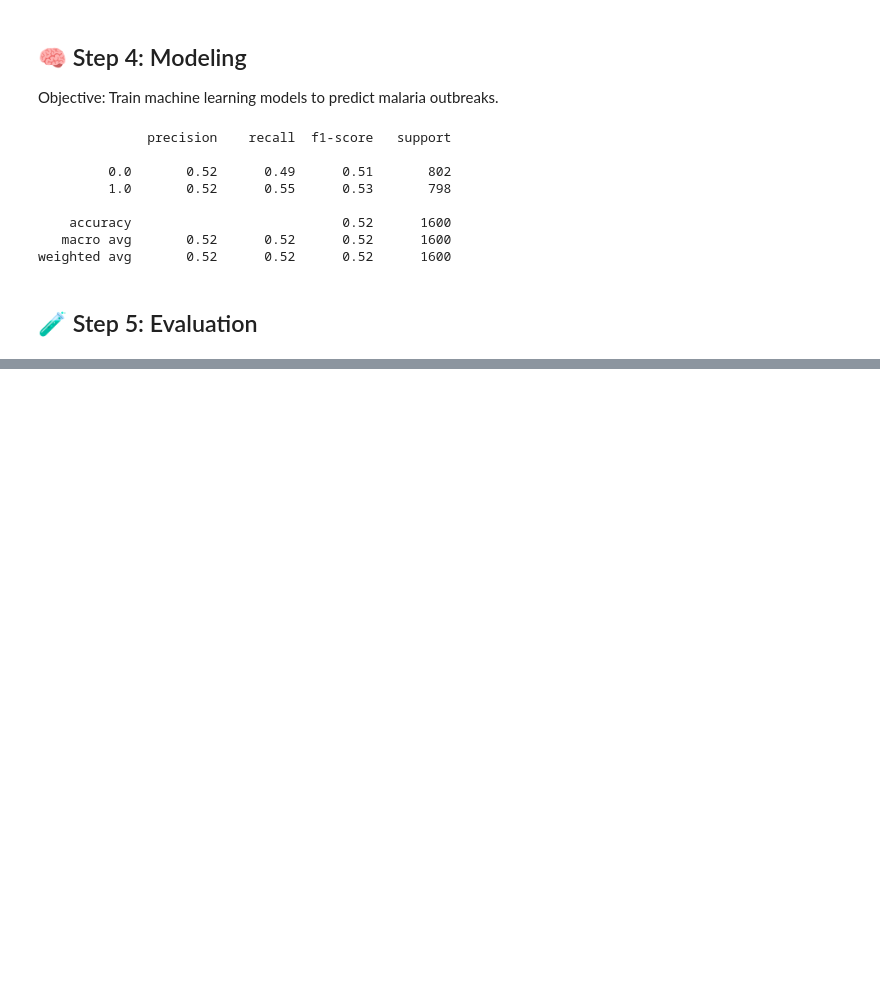
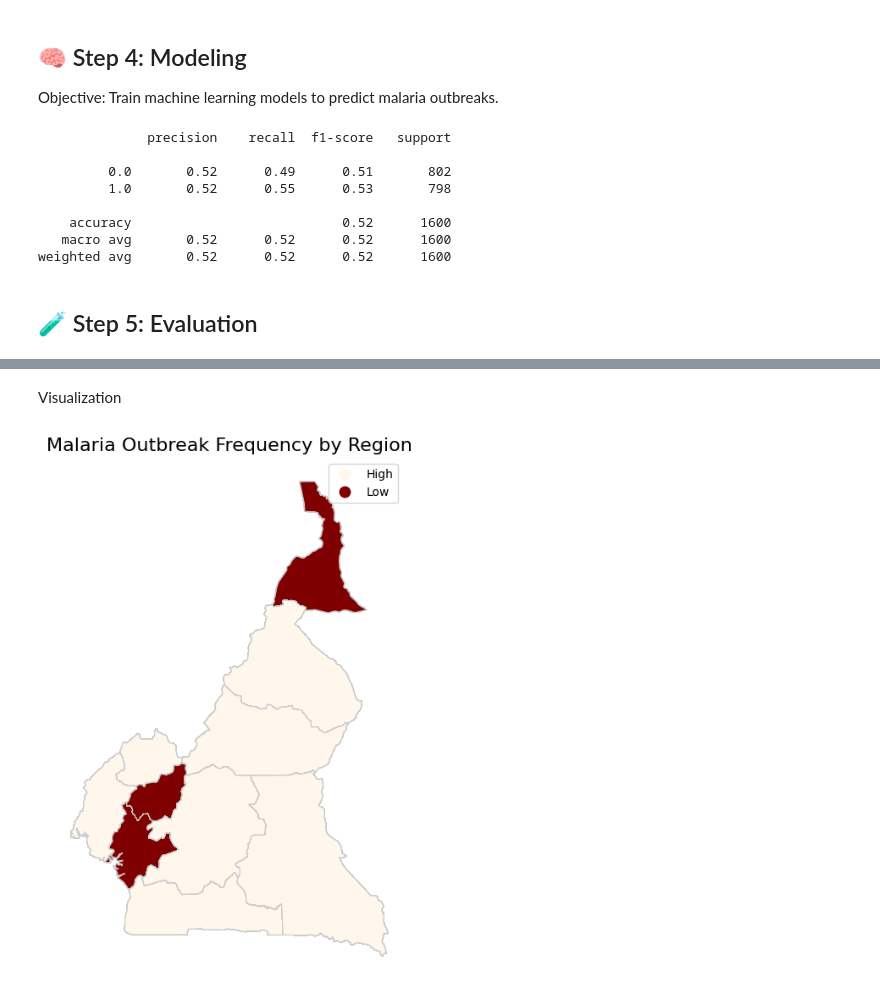
Before and after one commit to KINGAKWO/Predictive-Analysis-of-Malaria-Outbreaks-in-Cameroon, a Jupyter notebook: Malaria_Outbreak_Prediction_Cameroon.ipynb, the cells around one changed output, grey strips where cells are left out. Cells and saved outputs as stored; diff of their text form; code cells hidden in the pictures; blank space fills up the shorter version.

```diff
--- a/Malaria_Outbreak_Prediction_Cameroon.ipynb
+++ b/Malaria_Outbreak_Prediction_Cameroon.ipynb
@@ -342,0 +181,6 @@ NameError: name 'merged_df' is not defined
+# %%
+# Load the GeoJSON file
+regions_gdf = gpd.read_file('cm.json')
+
+# Preview the GeoDataFrame
+print(regions_gdf.head())
@@ -342,0 +201,6 @@ NameError: name 'merged_df' is not defined
+# %%
+# Load the malaria dataset
+malaria_df = pd.read_csv('Malaria outbrea Dataset_IoT_generated_and_Epidem.csv')
+
+# Preview the DataFrame
+print(malaria_df.head())
@@ -342,0 +225,6 @@ NameError: name 'merged_df' is not defined
+# %%
+import numpy as np
+
+# Assign random regions from the GeoJSON to each malaria row
+regions = regions_gdf['name'].unique()
+malaria_df['name'] = np.random.choice(regions, size=len(malaria_df))
@@ -342,0 +242,2 @@ NameError: name 'merged_df' is not defined
+# %%
+malaria_df = malaria_df.rename(columns={'land_use': 'name'})
@@ -342,0 +268,24 @@ NameError: name 'merged_df' is not defined
+# %% [markdown]
+Visualization
+# %%
+import matplotlib.pyplot as plt
+
+# Merge datasets
+merged_gdf = regions_gdf.merge(malaria_df, on='name')
+
+# Plot a choropleth map using one of the malaria-related metrics
+fig, ax = plt.subplots(1, 1, figsize=(12, 8))
+merged_gdf.plot(
+    column='frequency_outbreak_in_area',  # change this to any relevant column
+    cmap='OrRd',
+    linewidth=0.8,
+    edgecolor='0.8',
+    legend=True,
+    ax=ax
+)
+
+ax.set_title("Malaria Outbreak Frequency by Region", fontdict={'fontsize': 16})
+ax.axis('off')
+plt.show()
+# %% [output]
+[figure, added]
```
Also changed, not shown: parts of 23 cells of this notebook, 1 other file.
